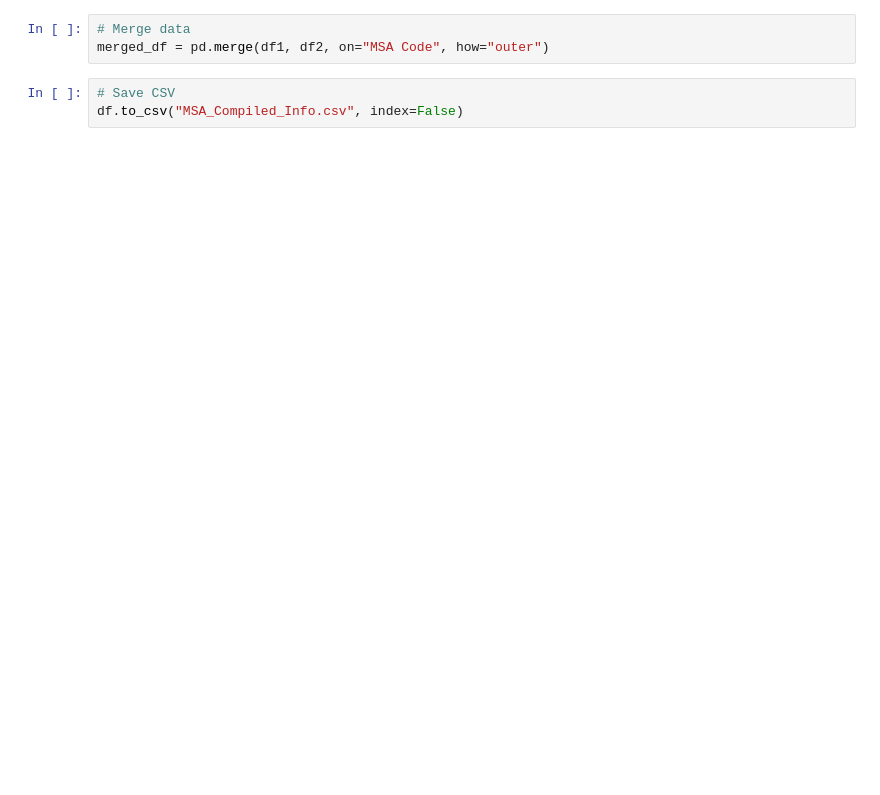
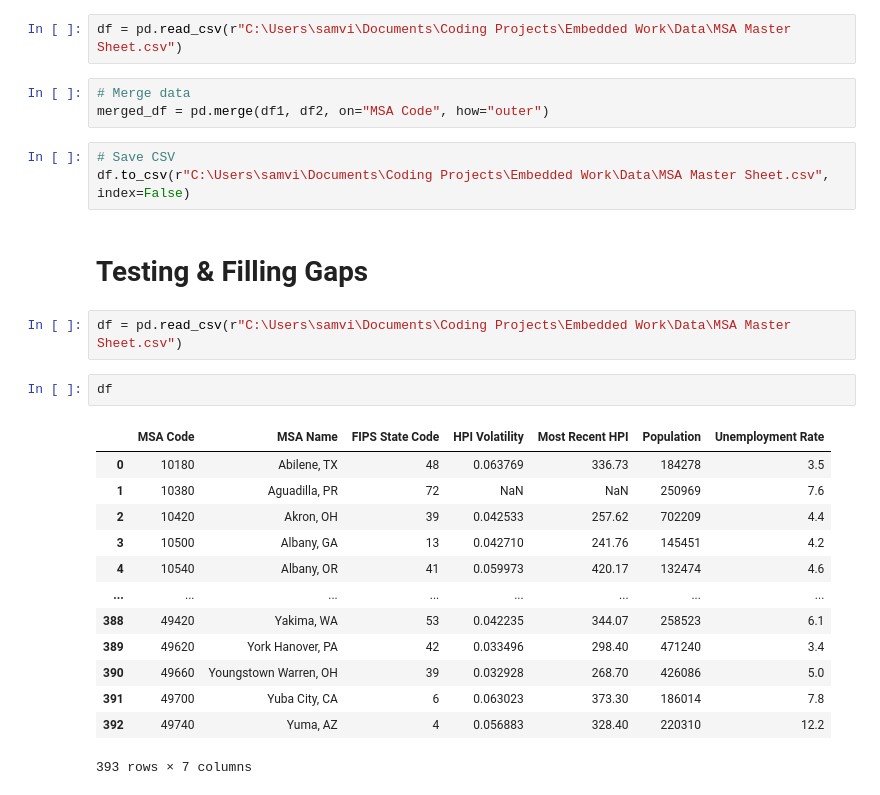
Before and after one commit to SamVirsik/Atrium-Loan-Default-Backup, a Jupyter notebook: Exploration/MSA_Info_Compilation.ipynb, the cells around one changed output. Drawn from its saved outputs; the diff is of its cells as text; blank space fills up the shorter version.

Commit message:
MSA Data Collection Completed

```diff
--- a/Exploration/MSA_Info_Compilation.ipynb
+++ b/Exploration/MSA_Info_Compilation.ipynb
@@ -5,6 +6,28 @@ import matplotlib.pyplot as plt
+# %%
+df = pd.read_csv(r"C:\Users\samvi\Documents\Coding Projects\Embedded Work\Data\MSA Master Sheet.csv")
 # %%
 # Merge data
 merged_df = pd.merge(df1, df2, on="MSA Code", how="outer")
 # %%
 # Save CSV
-df.to_csv("MSA_Compiled_Info.csv", index=False)
+df.to_csv(r"C:\Users\samvi\Documents\Coding Projects\Embedded Work\Data\MSA Master Sheet.csv", index=False)
+# %% [markdown]
+# Testing & Filling Gaps
+# %%
+df = pd.read_csv(r"C:\Users\samvi\Documents\Coding Projects\Embedded Work\Data\MSA Master Sheet.csv")
+# %%
+df
+# %% [output]
+|  | MSA Code | MSA Name | FIPS State Code | HPI Volatility | Most Recent HPI | Population | Unemployment Rate |
+| 0 | 10180 | Abilene, TX | 48 | 0.063769 | 336.73 | 184278 | 3.5 |
+| 1 | 10380 | Aguadilla, PR | 72 | NaN | NaN | 250969 | 7.6 |
+| 2 | 10420 | Akron, OH | 39 | 0.042533 | 257.62 | 702209 | 4.4 |
+| 3 | 10500 | Albany, GA | 13 | 0.042710 | 241.76 | 145451 | 4.2 |
+| 4 | 10540 | Albany, OR | 41 | 0.059973 | 420.17 | 132474 | 4.6 |
+| ... | ... | ... | ... | ... | ... | ... | ... |
+| 388 | 49420 | Yakima, WA | 53 | 0.042235 | 344.07 | 258523 | 6.1 |
+| 389 | 49620 | York Hanover, PA | 42 | 0.033496 | 298.40 | 471240 | 3.4 |
+| 390 | 49660 | Youngstown Warren, OH | 39 | 0.032928 | 268.70 | 426086 | 5.0 |
+| 391 | 49700 | Yuba City, CA | 6 | 0.063023 | 373.30 | 186014 | 7.8 |
+| 392 | 49740 | Yuma, AZ | 4 | 0.056883 | 328.40 | 220310 | 12.2 |
+393 rows × 7 columns
```
Also changed, not shown: parts of 79 cells of this notebook, 1 other file.
